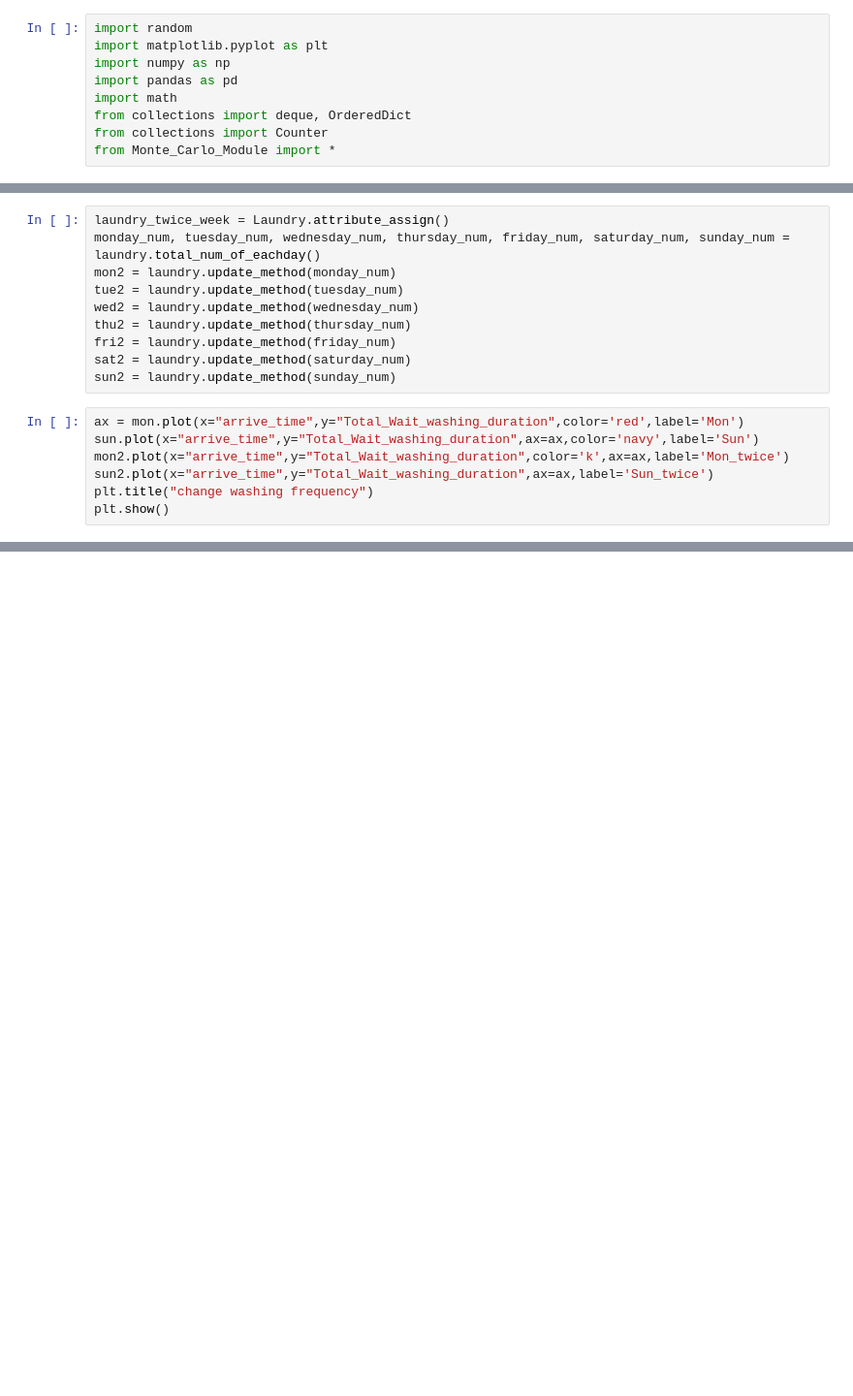
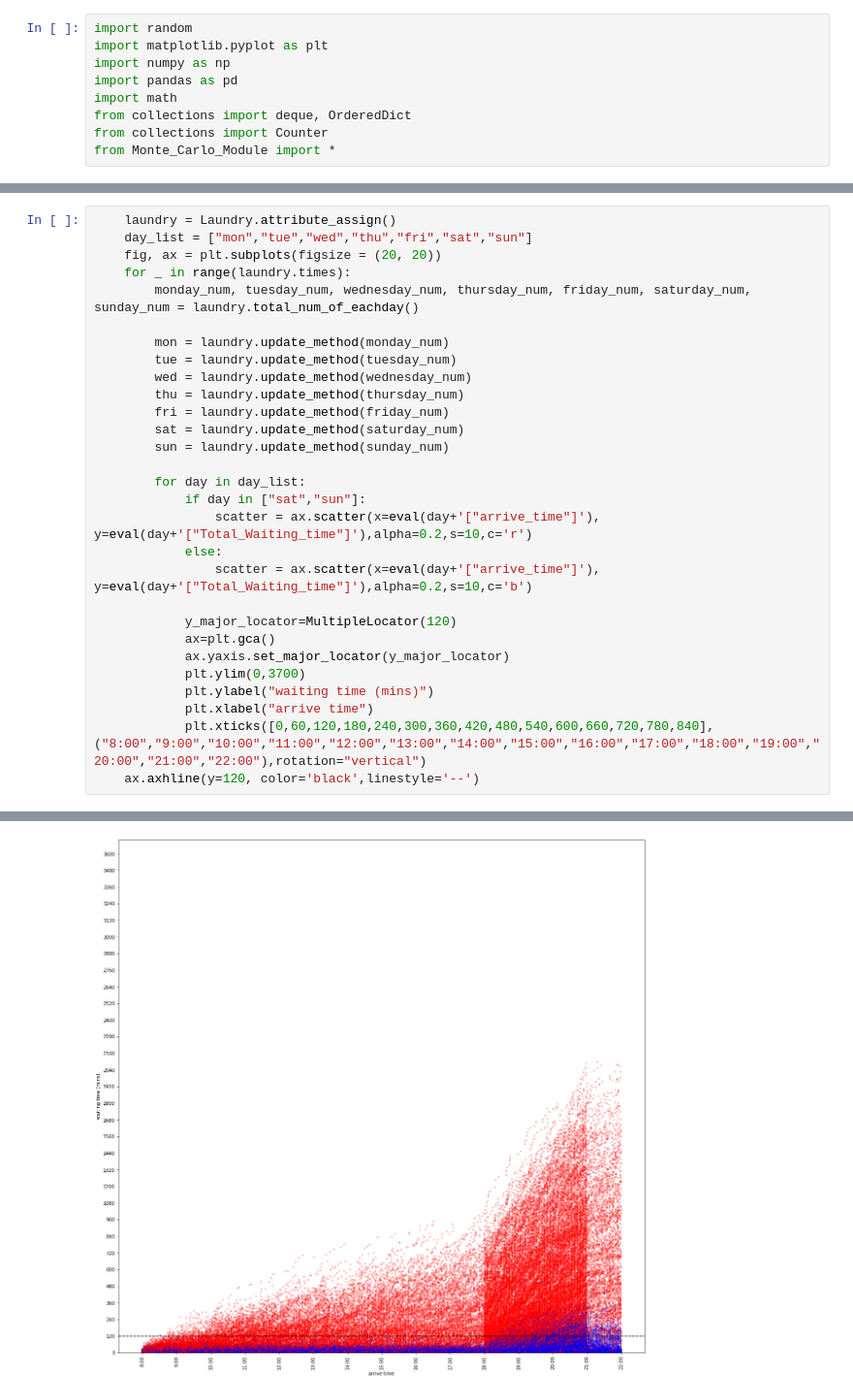
Before and after one commit to DYZhang117/2021Fall_finals, a Jupyter notebook: result.ipynb, the cells around one changed output, grey strips where cells are left out. Shown at 97% size. Saved outputs shown, nothing was run; the diff lists cells and outputs as text; blank space fills up the shorter version.

```diff
--- a/result.ipynb
+++ b/result.ipynb
@@ -44,17 +84,0 @@ plt.show()
-# %%
-laundry_twice_week = Laundry.attribute_assign()
-monday_num, tuesday_num, wednesday_num, thursday_num, friday_num, saturday_num, sunday_num = laundry.total_num_of_eachday()
-mon2 = laundry.update_method(monday_num)
-tue2 = laundry.update_method(tuesday_num)
-wed2 = laundry.update_method(wednesday_num)
-thu2 = laundry.update_method(thursday_num)
-fri2 = laundry.update_method(friday_num)
-sat2 = laundry.update_method(saturday_num)
-sun2 = laundry.update_method(sunday_num)
-# %%
-ax = mon.plot(x="arrive_time",y="Total_Wait_washing_duration",color='red',label='Mon')
-sun.plot(x="arrive_time",y="Total_Wait_washing_duration",ax=ax,color='navy',label='Sun')
-mon2.plot(x="arrive_time",y="Total_Wait_washing_duration",color='k',ax=ax,label='Mon_twice')
-sun2.plot(x="arrive_time",y="Total_Wait_washing_duration",ax=ax,label='Sun_twice')
-plt.title("change washing frequency")
-plt.show()
@@ -62,0 +114,30 @@ plt.show()
+# %%
+    laundry = Laundry.attribute_assign()
+    day_list = ["mon","tue","wed","thu","fri","sat","sun"]
+    fig, ax = plt.subplots(figsize = (20, 20))
+    for _ in range(laundry.times):
+        monday_num, tuesday_num, wednesday_num, thursday_num, friday_num, saturday_num, sunday_num = laundry.total_num_of_eachday()
+
+        mon = laundry.update_method(monday_num)
+        tue = laundry.update_method(tuesday_num)
+        wed = laundry.update_method(wednesday_num)
+        thu = laundry.update_method(thursday_num)
+        fri = laundry.update_method(friday_num)
+        sat = laundry.update_method(saturday_num)
+        sun = laundry.update_method(sunday_num)
+
+        for day in day_list:
+            if day in ["sat","sun"]:
+                scatter = ax.scatter(x=eval(day+'["arrive_time"]'), y=eval(day+'["Total_Waiting_time"]'),alpha=0.2,s=10,c='r')
+            else:
+                scatter = ax.scatter(x=eval(day+'["arrive_time"]'), y=eval(day+'["Total_Waiting_time"]'),alpha=0.2,s=10,c='b')
+
+            y_major_locator=MultipleLocator(120)
+            ax=plt.gca()
+            ax.yaxis.set_major_locator(y_major_locator)
+            plt.ylim(0,3700)
+            plt.ylabel("waiting time (mins)")
+            plt.xlabel("arrive time")
+            plt.xticks([0,60,120,180,240,300,360,420,480,540,600,660,720,780,840],("8:00","9:00","10:00","11:00","12:00","13:00","14:00","15:00","16:00","17:00","18:00","19:00","20:00","21:00","22:00"),rotation="vertical")
+    ax.axhline(y=120, color='black',linestyle='--')
+# %% [output]
@@ -62,0 +145 @@ plt.show()
+[figure, added]
```
Also changed, not shown: parts of 17 cells of this notebook, 1 other file.
